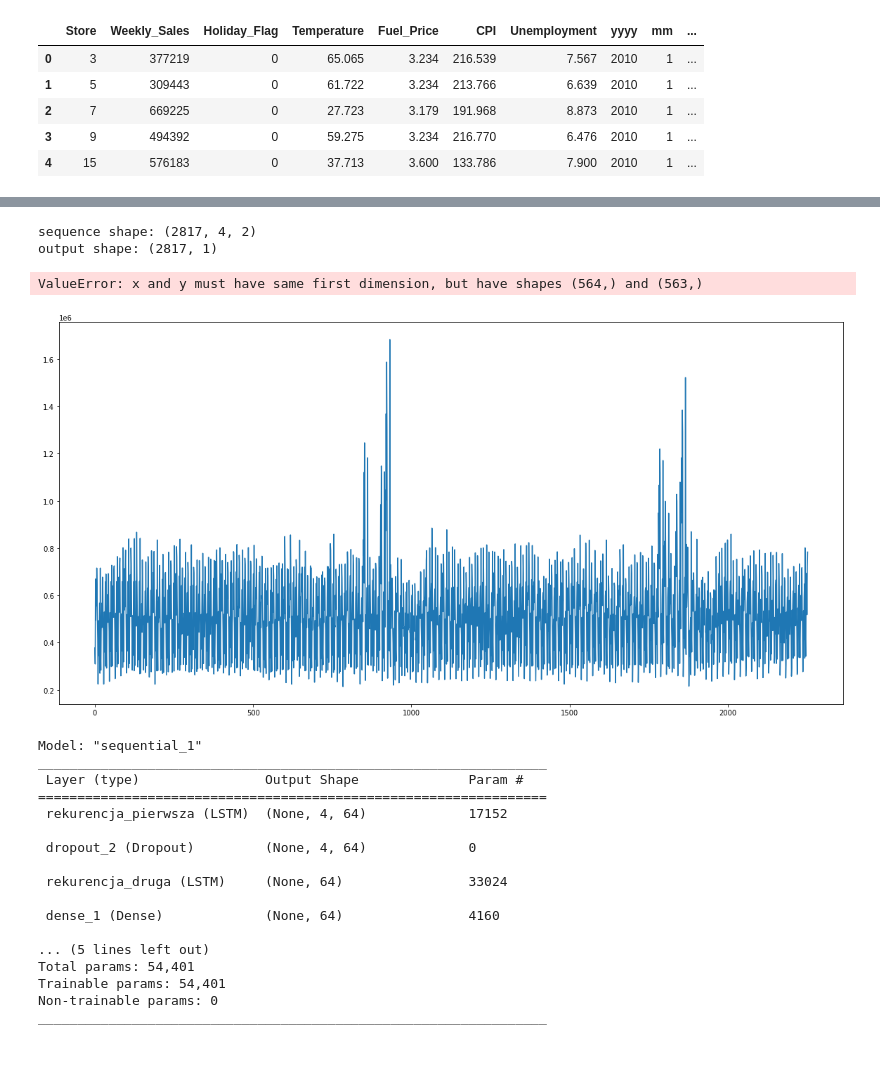
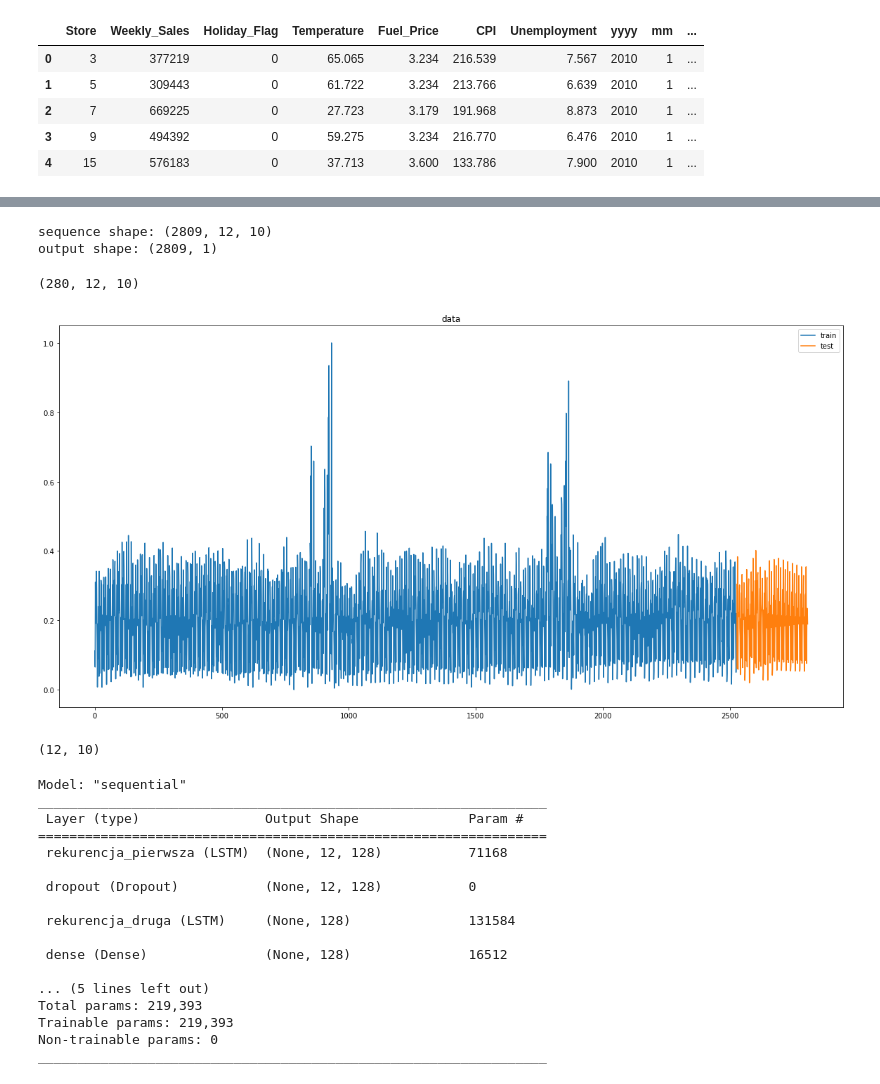
Before and after one commit to infoshareacademy/jdszr6-World-data-analysis, a Jupyter notebook: Projekt_DL/Walmart_prediction3.ipynb, the cells around one changed output, grey strips where cells are left out. Saved outputs shown, nothing was run; the diff lists cells and outputs as text; code cells hidden in the pictures; blank space fills up the shorter version.

```diff
--- a/Projekt_DL/Walmart_prediction3.ipynb
+++ b/Projekt_DL/Walmart_prediction3.ipynb
@@ -99,13 +61,13 @@ array([53, 53, 53, ..., 52, 52, 52], dtype=int64)
-# %%
-x = np.concatenate([x1.reshape(-1,1), x2.reshape(-1,1)], axis=1)
-                #    x3.reshape(-1,1),
-                #    x4.reshape(-1,1),
-                #    x5.reshape(-1,1),
-                #    x6.reshape(-1,1),
-                #    x7.reshape(-1,1),
-                #    x8.reshape(-1,1),
-                #    x9.reshape(-1,1),
-                #    x10.reshape(-1,1)],
+# %%
+scaler = MinMaxScaler()
+
+x_list = [x1, x2, x3, x4, x5, x6, x7, x8, x9, x10]
+features = []
+
+for i in x_list:
+    i = scaler.fit_transform(i.reshape(-1,1))
+    features.append(i)
+    x = np.concatenate(features,  axis=1)
 # %%
 x.shape
 # %% [output]
@@ -143,16 +95,16 @@ def ConvertDataToSequence(data, windowLen, featNum):
 
     return xSeq, y
 # %%
-seqLen = 4
-featNum = 2
+seqLen = 12
+featNum = 10
 xSeq, y = ConvertDataToSequence(x, seqLen, featNum)
 print(f"sequence shape: {xSeq.shape}")
 print(f"output shape: {y.shape}")
 # %% [output]
-sequence shape: (2817, 4, 2)
-output shape: (2817, 1)
+sequence shape: (2809, 12, 10)
+output shape: (2809, 1)
 # %%
-test_percent = 0.2
+test_percent = 0.1
 # %%
 x_len = xSeq.shape[0]
 # %%
@@ -161,25 +113,32 @@ x_test_num = int(x_len*test_percent)
 # %%
 xSeq_train = xSeq[:x_train_num]
 xSeq_test = xSeq[-x_test_num:]
+# %%
+xSeq_test.shape
+# %% [output]
+(280, 12, 10)
 # %%
 y_train = y[:x_train_num]
 y_test = y[-x_test_num:]
 # %%
 fig = plt.figure(figsize=(20,10))
 plt.plot(np.arange(x_train_num), xSeq_train[:,0,0])
-plt.plot(np.arange(x_train_num, x_len), xSeq_test[:,0,0])
+plt.plot(np.arange(x_train_num, x_len-1), xSeq_test[:,0,0])
 plt.legend(["train","test"])
 plt.title("data")
 plt.show()
 # %% [output]
-ValueError: x and y must have same first dimension, but have shapes (564,) and (563,)
-[figure, old version]
+[figure, new version]
+# %%
+(seqLen, featNum)
+# %% [output]
+(12, 10)
 # %%
 modelRNN = tf.keras.Sequential()
 
 modelRNN.add(
     layers.LSTM(
-        units=64,
+        units=128,
         input_shape=(seqLen, featNum),
         name="rekurencja_pierwsza",
         return_sequences=True
@@ -192,14 +151,14 @@ modelRNN.add(
 
 modelRNN.add(
     layers.LSTM(
-        units=64,
+        units=128,
         name="rekurencja_druga"
     )
 )
 
 modelRNN.add(
     layers.Dense(
-        units=64,
+        units=128,
         activation="relu"
     )
 )
@@ -217,21 +176,21 @@ modelRNN.add(
 
 modelRNN.summary()
 # %% [output]
-Model: "sequential_1"
+Model: "sequential"
 _________________________________________________________________
  Layer (type)                Output Shape              Param #
 =================================================================
- rekurencja_pierwsza (LSTM)  (None, 4, 64)             17152
+ rekurencja_pierwsza (LSTM)  (None, 12, 128)           71168
 
- dropout_2 (Dropout)         (None, 4, 64)             0
+ dropout (Dropout)           (None, 12, 128)           0
 
- rekurencja_druga (LSTM)     (None, 64)                33024
+ rekurencja_druga (LSTM)     (None, 128)               131584
 
- dense_1 (Dense)             (None, 64)                4160
+ dense (Dense)               (None, 128)               16512
 
 ... (5 lines left out)
-Total params: 54,401
-Trainable params: 54,401
+Total params: 219,393
+Trainable params: 219,393
 Non-trainable params: 0
 _________________________________________________________________
 # %%
```
Also changed, not shown: parts of 17 cells of this notebook.
